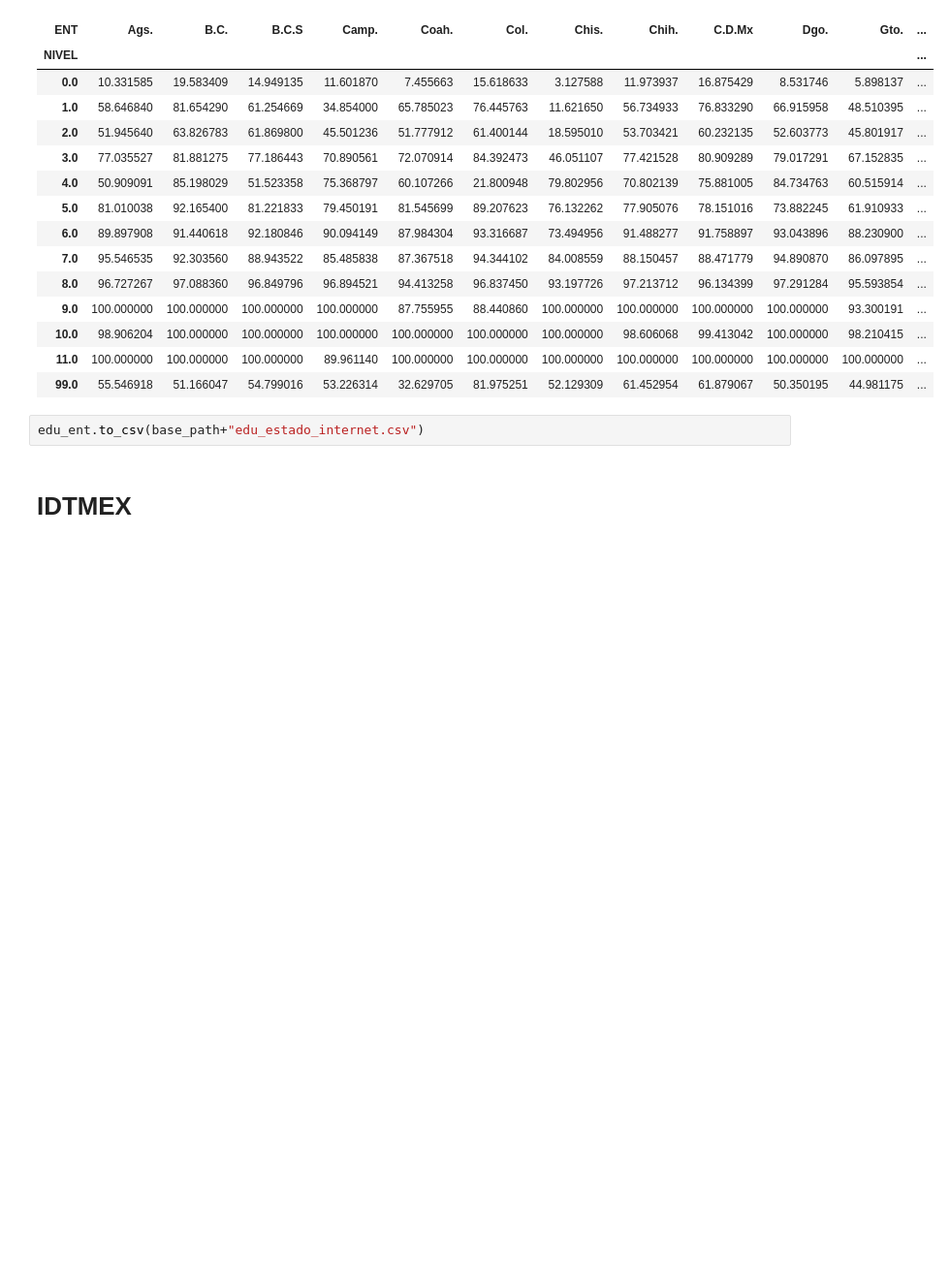
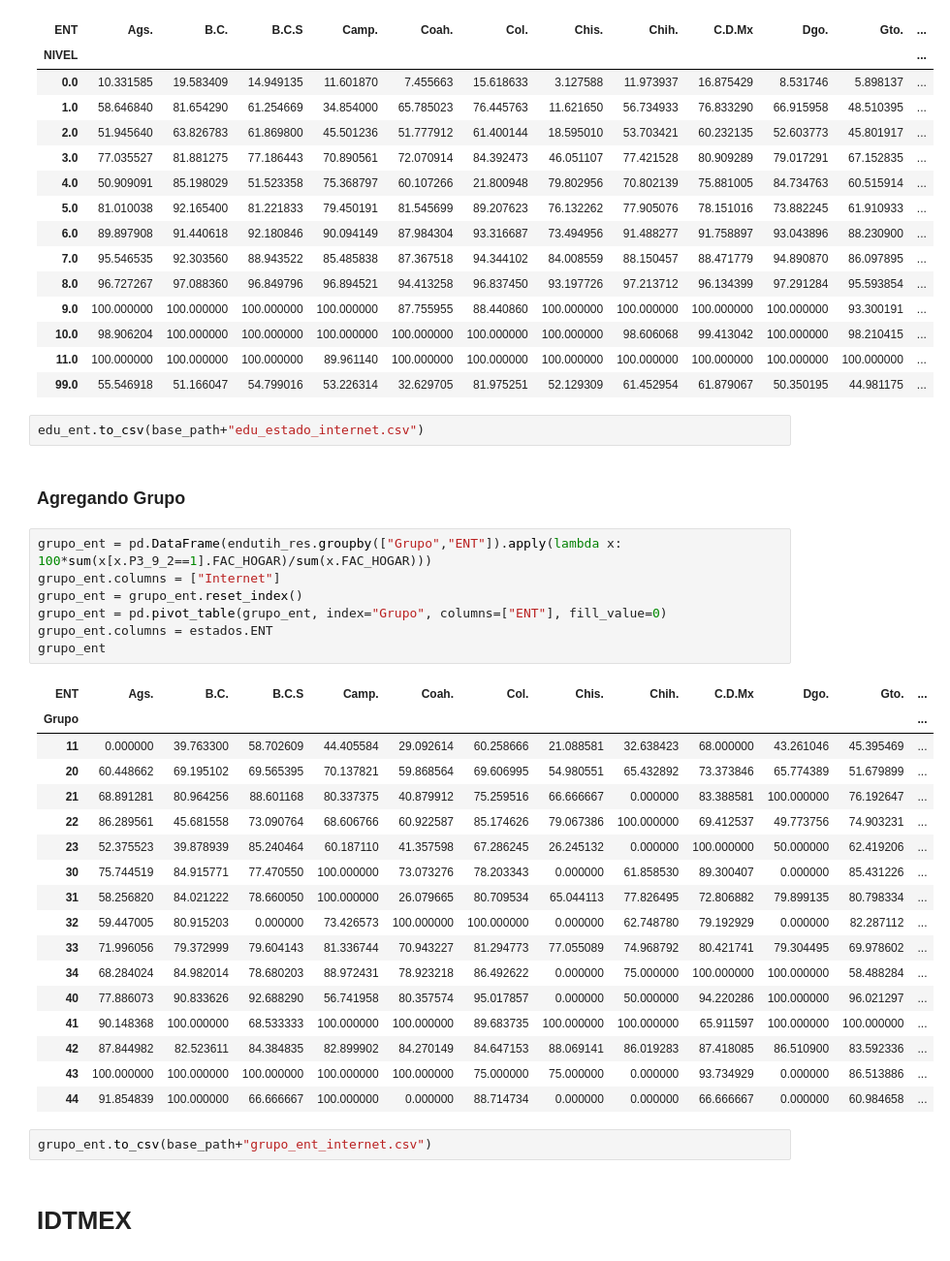
Before and after one commit to tipicanerd/DivisionDigitalMX, a Jupyter notebook: AnalisisBasico.ipynb, the cells around one changed output. Shown: that part at 97% size. Cells and saved outputs as stored; diff of their text form; blank space fills up the shorter version.

```diff
--- a/AnalisisBasico.ipynb
+++ b/AnalisisBasico.ipynb
@@ -147,6 +147,35 @@ edu_ent
 | 99.0 | 55.546918 | 51.166047 | 54.799016 | 53.226314 | 32.629705 | 81.975251 | 52.129309 | 61.452954 | 61.879067 | 50.350195 | 44.981175 | ... |
 # %%
 edu_ent.to_csv(base_path+"edu_estado_internet.csv")
+# %% [markdown]
+### Agregando Grupo
+# %%
+grupo_ent = pd.DataFrame(endutih_res.groupby(["Grupo","ENT"]).apply(lambda x: 100*sum(x[x.P3_9_2==1].FAC_HOGAR)/sum(x.FAC_HOGAR)))
+grupo_ent.columns = ["Internet"]
+grupo_ent = grupo_ent.reset_index()
+grupo_ent = pd.pivot_table(grupo_ent, index="Grupo", columns=["ENT"], fill_value=0)
+grupo_ent.columns = estados.ENT
+grupo_ent
+# %% [output]
+| ENT | Ags. | B.C. | B.C.S | Camp. | Coah. | Col. | Chis. | Chih. | C.D.Mx | Dgo. | Gto. | ... |
+| Grupo |  |  |  |  |  |  |  |  |  |  |  | ... |
+| 11 | 0.000000 | 39.763300 | 58.702609 | 44.405584 | 29.092614 | 60.258666 | 21.088581 | 32.638423 | 68.000000 | 43.261046 | 45.395469 | ... |
+| 20 | 60.448662 | 69.195102 | 69.565395 | 70.137821 | 59.868564 | 69.606995 | 54.980551 | 65.432892 | 73.373846 | 65.774389 | 51.679899 | ... |
+| 21 | 68.891281 | 80.964256 | 88.601168 | 80.337375 | 40.879912 | 75.259516 | 66.666667 | 0.000000 | 83.388581 | 100.000000 | 76.192647 | ... |
+| 22 | 86.289561 | 45.681558 | 73.090764 | 68.606766 | 60.922587 | 85.174626 | 79.067386 | 100.000000 | 69.412537 | 49.773756 | 74.903231 | ... |
+| 23 | 52.375523 | 39.878939 | 85.240464 | 60.187110 | 41.357598 | 67.286245 | 26.245132 | 0.000000 | 100.000000 | 50.000000 | 62.419206 | ... |
+| 30 | 75.744519 | 84.915771 | 77.470550 | 100.000000 | 73.073276 | 78.203343 | 0.000000 | 61.858530 | 89.300407 | 0.000000 | 85.431226 | ... |
+| 31 | 58.256820 | 84.021222 | 78.660050 | 100.000000 | 26.079665 | 80.709534 | 65.044113 | 77.826495 | 72.806882 | 79.899135 | 80.798334 | ... |
+| 32 | 59.447005 | 80.915203 | 0.000000 | 73.426573 | 100.000000 | 100.000000 | 0.000000 | 62.748780 | 79.192929 | 0.000000 | 82.287112 | ... |
+| 33 | 71.996056 | 79.372999 | 79.604143 | 81.336744 | 70.943227 | 81.294773 | 77.055089 | 74.968792 | 80.421741 | 79.304495 | 69.978602 | ... |
+| 34 | 68.284024 | 84.982014 | 78.680203 | 88.972431 | 78.923218 | 86.492622 | 0.000000 | 75.000000 | 100.000000 | 100.000000 | 58.488284 | ... |
+| 40 | 77.886073 | 90.833626 | 92.688290 | 56.741958 | 80.357574 | 95.017857 | 0.000000 | 50.000000 | 94.220286 | 100.000000 | 96.021297 | ... |
+| 41 | 90.148368 | 100.000000 | 68.533333 | 100.000000 | 100.000000 | 89.683735 | 100.000000 | 100.000000 | 65.911597 | 100.000000 | 100.000000 | ... |
+| 42 | 87.844982 | 82.523611 | 84.384835 | 82.899902 | 84.270149 | 84.647153 | 88.069141 | 86.019283 | 87.418085 | 86.510900 | 83.592336 | ... |
+| 43 | 100.000000 | 100.000000 | 100.000000 | 100.000000 | 100.000000 | 75.000000 | 75.000000 | 0.000000 | 93.734929 | 0.000000 | 86.513886 | ... |
+| 44 | 91.854839 | 100.000000 | 66.666667 | 100.000000 | 0.000000 | 88.714734 | 0.000000 | 0.000000 | 66.666667 | 0.000000 | 60.984658 | ... |
+# %%
+grupo_ent.to_csv(base_path+"grupo_ent_internet.csv")
 # %% [markdown]
 # IDTMEX
 # %% [markdown]
```
Also changed, not shown: parts of 4 cells of this notebook, 10 other files.
